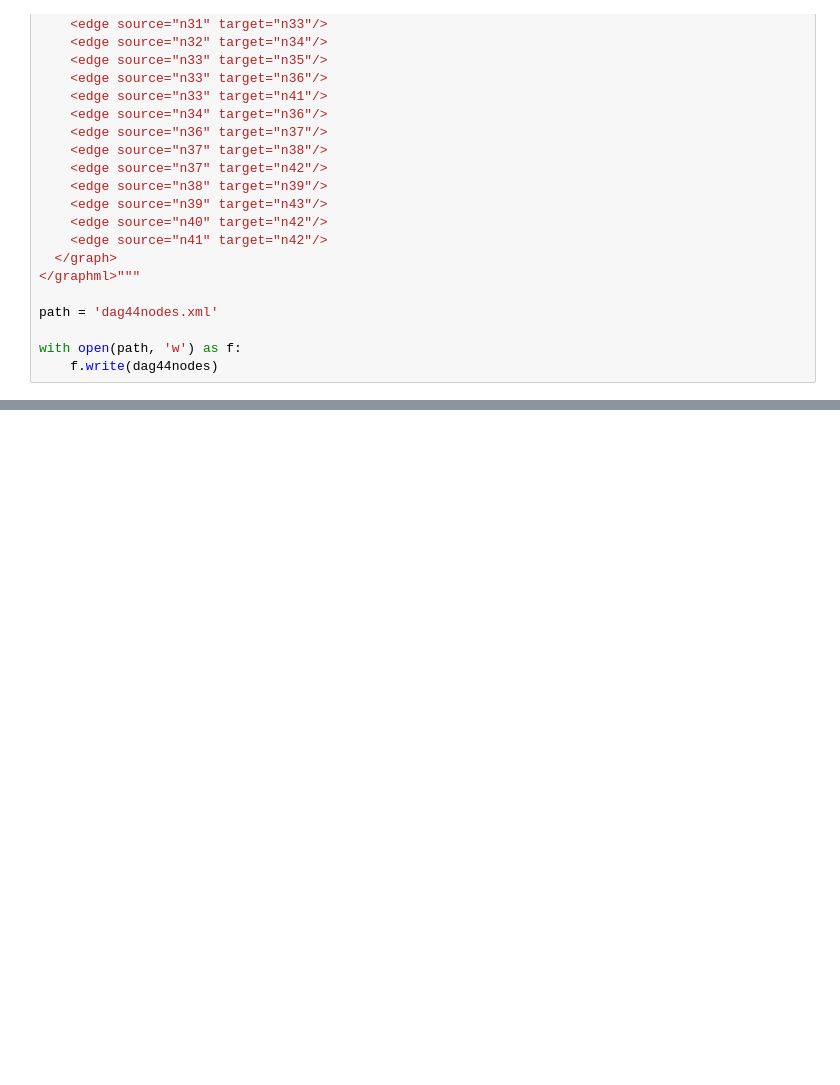
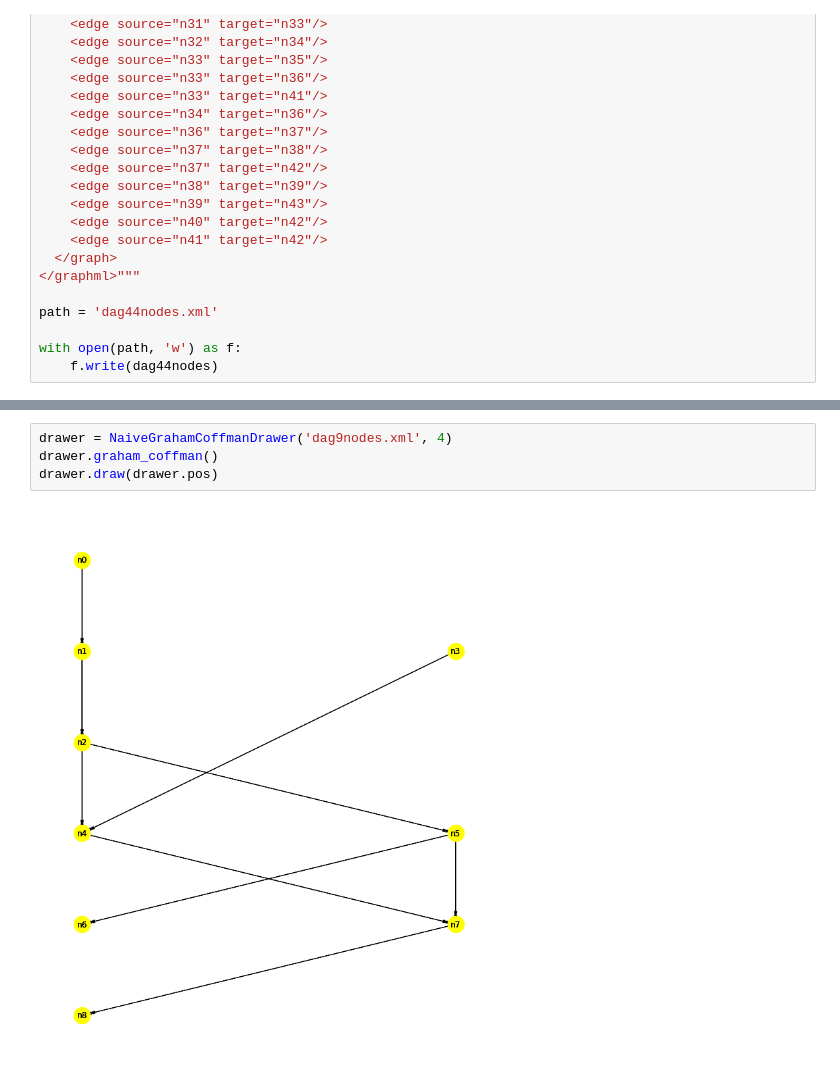
Before and after one commit to MVCionOld/vis, a Jupyter notebook: hw2.ipynb, the cells around one changed output, grey strips where cells are left out. Saved outputs shown, nothing was run; the diff lists cells and outputs as text; blank space fills up the shorter version.

```diff
--- a/hw2.ipynb
+++ b/hw2.ipynb
@@ -503,0 +326,6 @@ with open(path, 'w') as f:
+# %%
+drawer = NaiveGrahamCoffmanDrawer('dag9nodes.xml', 4)
+drawer.graham_coffman()
+drawer.draw(drawer.pos)
+# %% [output]
+[figure, added]
```
Also changed, not shown: parts of 50 cells of this notebook, 1 other file.
